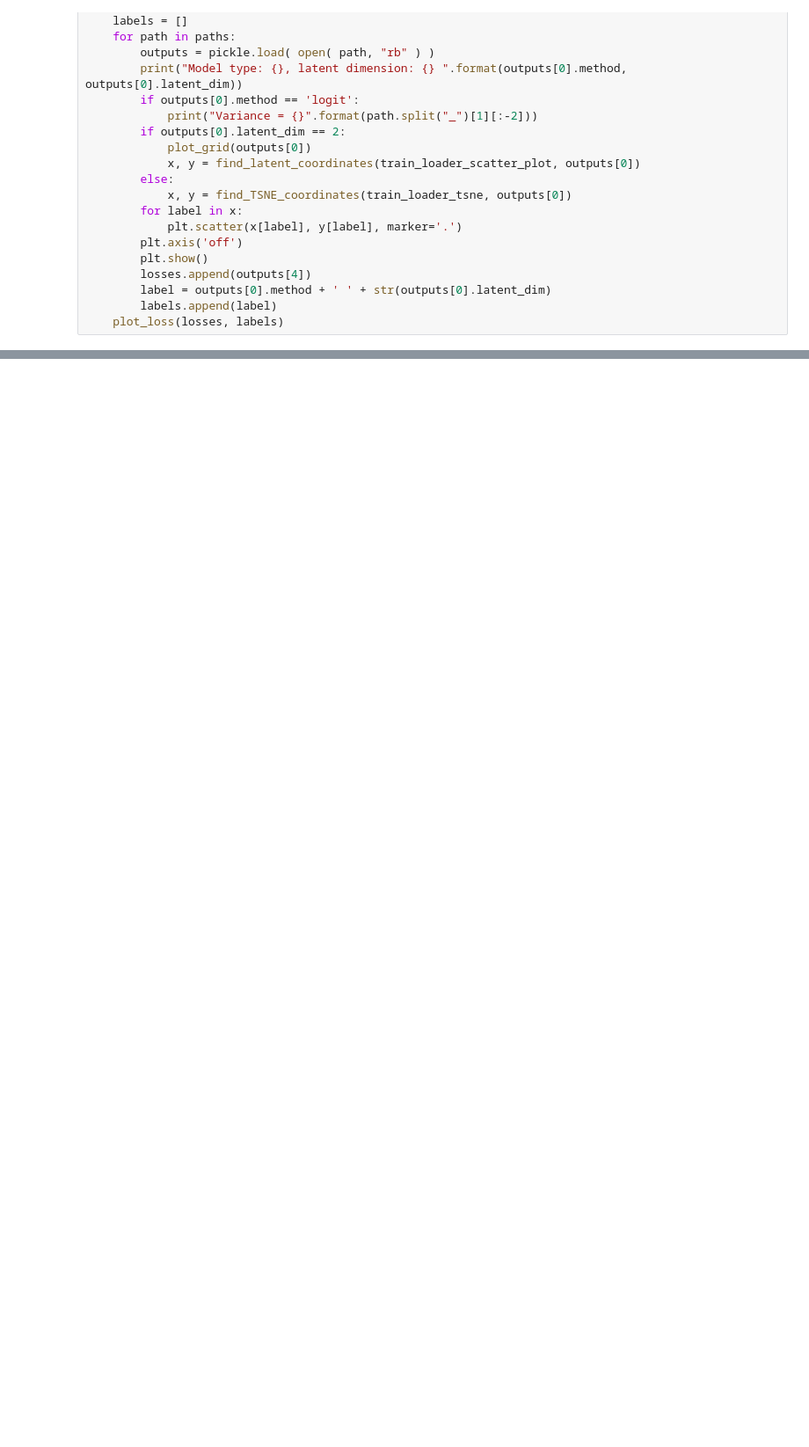
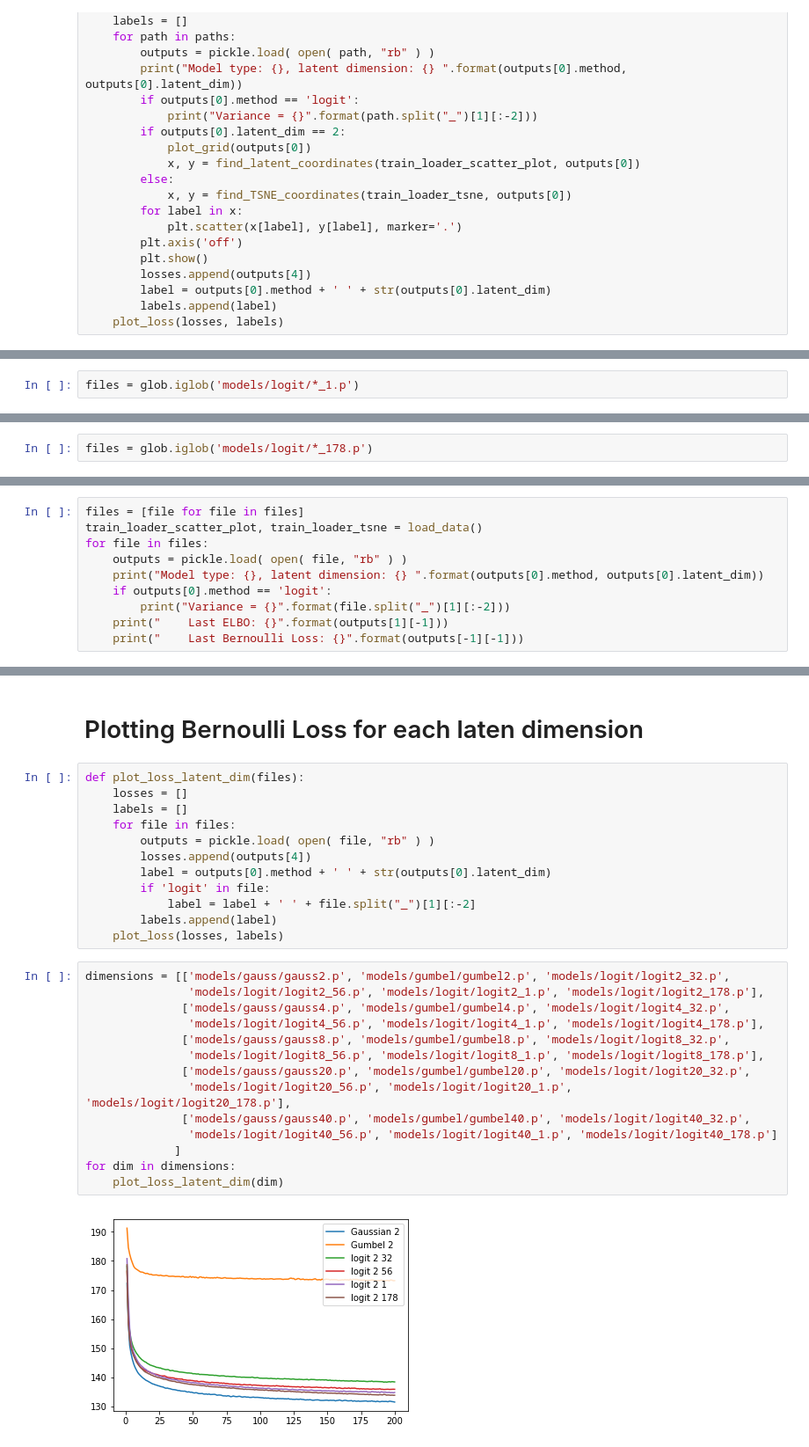
Before and after one commit to mivadi/projectAI18, a Jupyter notebook: visualization.ipynb, the cells around one changed output, grey strips where cells are left out. Shown at 88% size. Drawn from its saved outputs; the diff is of its cells as text; blank space fills up the shorter version.

```diff
--- a/visualization.ipynb
+++ b/visualization.ipynb
@@ -188,0 +319,2 @@ Model type: Gumbel, latent dimension: 40
+# %%
+files = glob.iglob('models/logit/*_1.p')
@@ -188,0 +374,2 @@ Model type: Gumbel, latent dimension: 40
+# %%
+files = glob.iglob('models/logit/*_178.p')
@@ -188,0 +396,10 @@ Model type: Gumbel, latent dimension: 40
+# %%
+files = [file for file in files]
+train_loader_scatter_plot, train_loader_tsne = load_data()
+for file in files:
+    outputs = pickle.load( open( file, "rb" ) )
+    print("Model type: {}, latent dimension: {} ".format(outputs[0].method, outputs[0].latent_dim))
+    if outputs[0].method == 'logit':
+        print("Variance = {}".format(file.split("_")[1][:-2]))
+    print("    Last ELBO: {}".format(outputs[1][-1]))
+    print("    Last Bernoulli Loss: {}".format(outputs[-1][-1]))
@@ -188,0 +427,30 @@ Model type: Gumbel, latent dimension: 40
+# %% [markdown]
+# Plotting Bernoulli Loss for each laten dimension
+# %%
+def plot_loss_latent_dim(files):
+    losses = []
+    labels = []
+    for file in files:
+        outputs = pickle.load( open( file, "rb" ) )
+        losses.append(outputs[4])
+        label = outputs[0].method + ' ' + str(outputs[0].latent_dim)
+        if 'logit' in file:
+            label = label + ' ' + file.split("_")[1][:-2]
+        labels.append(label)
+    plot_loss(losses, labels)
+# %%
+dimensions = [['models/gauss/gauss2.p', 'models/gumbel/gumbel2.p', 'models/logit/logit2_32.p',
+               'models/logit/logit2_56.p', 'models/logit/logit2_1.p', 'models/logit/logit2_178.p'],
+              ['models/gauss/gauss4.p', 'models/gumbel/gumbel4.p', 'models/logit/logit4_32.p',
+               'models/logit/logit4_56.p', 'models/logit/logit4_1.p', 'models/logit/logit4_178.p'],
+              ['models/gauss/gauss8.p', 'models/gumbel/gumbel8.p', 'models/logit/logit8_32.p',
+               'models/logit/logit8_56.p', 'models/logit/logit8_1.p', 'models/logit/logit8_178.p'],
+              ['models/gauss/gauss20.p', 'models/gumbel/gumbel20.p', 'models/logit/logit20_32.p',
+               'models/logit/logit20_56.p', 'models/logit/logit20_1.p', 'models/logit/logit20_178.p'],
+              ['models/gauss/gauss40.p', 'models/gumbel/gumbel40.p', 'models/logit/logit40_32.p',
+               'models/logit/logit40_56.p', 'models/logit/logit40_1.p', 'models/logit/logit40_178.p']
+             ]
+for dim in dimensions:
+    plot_loss_latent_dim(dim)
+# %% [output]
+[figure, added]
```
Also changed, not shown: parts of 31 cells of this notebook.
